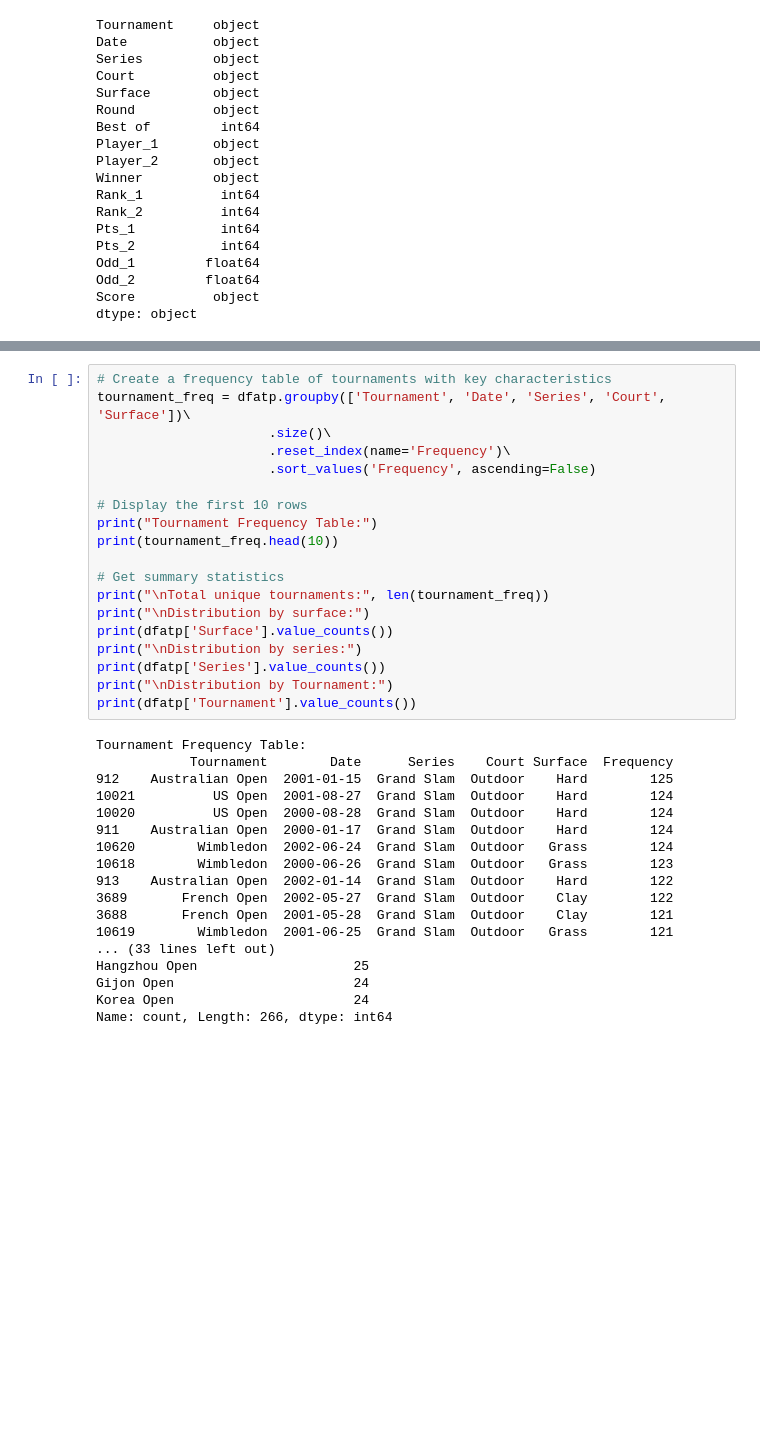
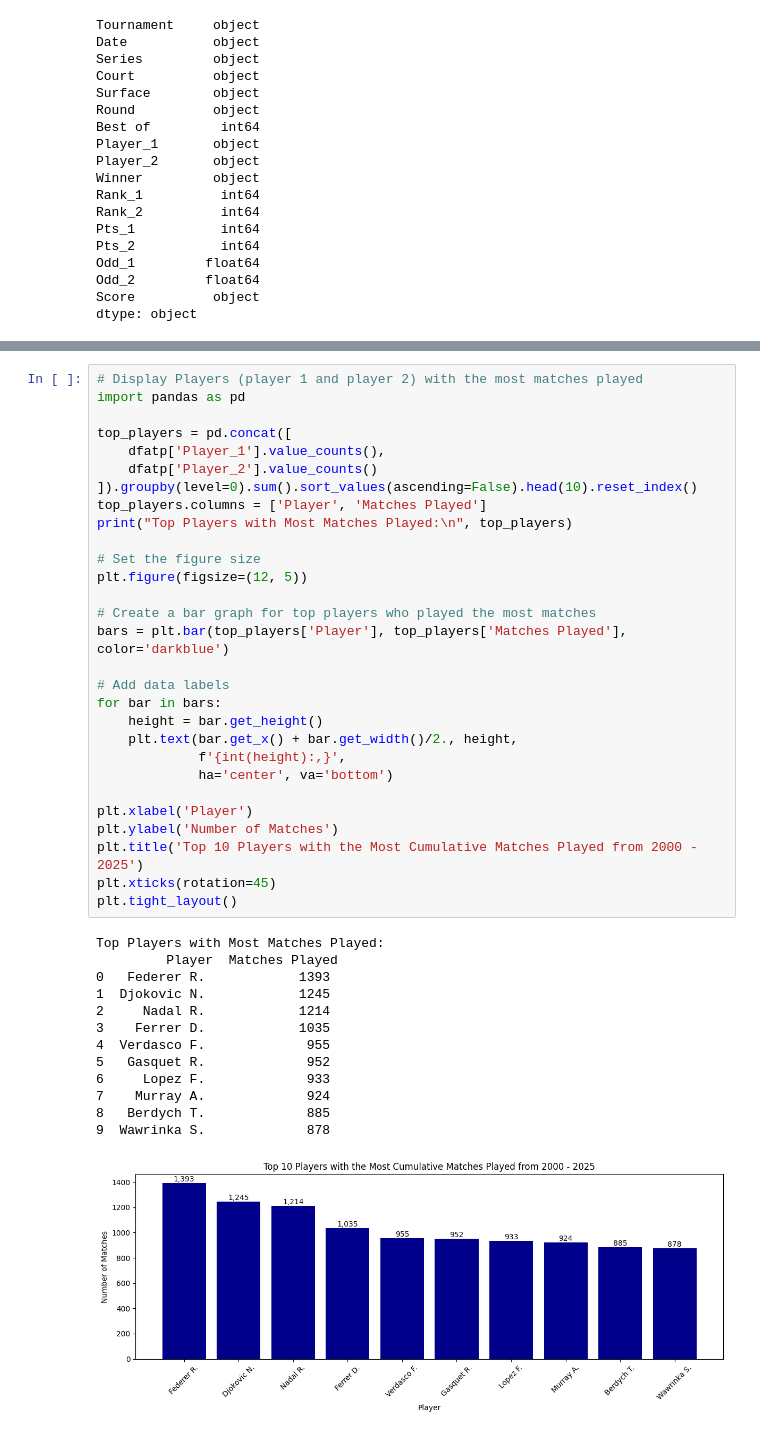
Before and after one commit to sxp189/usopen, a Jupyter notebook: atp_eda.ipynb, the cells around one changed output, grey strips where cells are left out. Saved outputs shown, nothing was run; the diff lists cells and outputs as text; blank space fills up the shorter version.

```diff
--- a/atp_eda.ipynb
+++ b/atp_eda.ipynb
@@ -107,37 +221,43 @@ dtype: object
 # %%
-# Create a frequency table of tournaments with key characteristics
-tournament_freq = dfatp.groupby(['Tournament', 'Date', 'Series', 'Court', 'Surface'])\
-                      .size()\
-                      .reset_index(name='Frequency')\
-                      .sort_values('Frequency', ascending=False)
+# Display Players (player 1 and player 2) with the most matches played
+import pandas as pd
 
-# Display the first 10 rows
-print("Tournament Frequency Table:")
-print(tournament_freq.head(10))
+top_players = pd.concat([
+	dfatp['Player_1'].value_counts(),
+	dfatp['Player_2'].value_counts()
+]).groupby(level=0).sum().sort_values(ascending=False).head(10).reset_index()
+top_players.columns = ['Player', 'Matches Played']
+print("Top Players with Most Matches Played:\n", top_players)
 
-# Get summary statistics
-print("\nTotal unique tournaments:", len(tournament_freq))
-print("\nDistribution by surface:")
-print(dfatp['Surface'].value_counts())
-print("\nDistribution by series:")
-print(dfatp['Series'].value_counts())
-print("\nDistribution by Tournament:")
-print(dfatp['Tournament'].value_counts())
+# Set the figure size
+plt.figure(figsize=(12, 5))
+
+# Create a bar graph for top players who played the most matches
+bars = plt.bar(top_players['Player'], top_players['Matches Played'], color='darkblue')
+
+# Add data labels
+for bar in bars:
+    height = bar.get_height()
+    plt.text(bar.get_x() + bar.get_width()/2., height,
+             f'{int(height):,}',
+             ha='center', va='bottom')
+
+plt.xlabel('Player')
+plt.ylabel('Number of Matches')
+plt.title('Top 10 Players with the Most Cumulative Matches Played from 2000 - 2025')
+plt.xticks(rotation=45)
+plt.tight_layout()
 # %% [output]
-Tournament Frequency Table:
-            Tournament        Date      Series    Court Surface  Frequency
-912    Australian Open  2001-01-15  Grand Slam  Outdoor    Hard        125
-10021          US Open  2001-08-27  Grand Slam  Outdoor    Hard        124
-10020          US Open  2000-08-28  Grand Slam  Outdoor    Hard        124
-911    Australian Open  2000-01-17  Grand Slam  Outdoor    Hard        124
-10620        Wimbledon  2002-06-24  Grand Slam  Outdoor   Grass        124
-10618        Wimbledon  2000-06-26  Grand Slam  Outdoor   Grass        123
-913    Australian Open  2002-01-14  Grand Slam  Outdoor    Hard        122
-3689       French Open  2002-05-27  Grand Slam  Outdoor    Clay        122
-3688       French Open  2001-05-28  Grand Slam  Outdoor    Clay        121
-10619        Wimbledon  2001-06-25  Grand Slam  Outdoor   Grass        121
-... (33 lines left out)
-Hangzhou Open                    25
-Gijon Open                       24
-Korea Open                       24
-Name: count, Length: 266, dtype: int64
+Top Players with Most Matches Played:
+         Player  Matches Played
+0   Federer R.            1393
+1  Djokovic N.            1245
+2     Nadal R.            1214
+3    Ferrer D.            1035
+4  Verdasco F.             955
+5   Gasquet R.             952
+6     Lopez F.             933
+7    Murray A.             924
+8   Berdych T.             885
+9  Wawrinka S.             878
+[figure, added]
```
Also changed, not shown: parts of 17 cells of this notebook, 2 other files.
